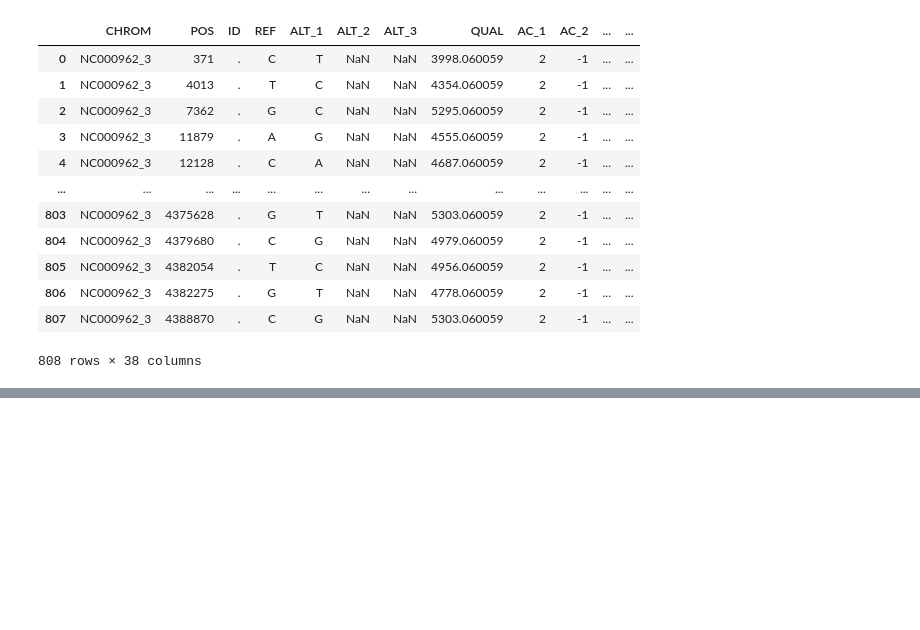
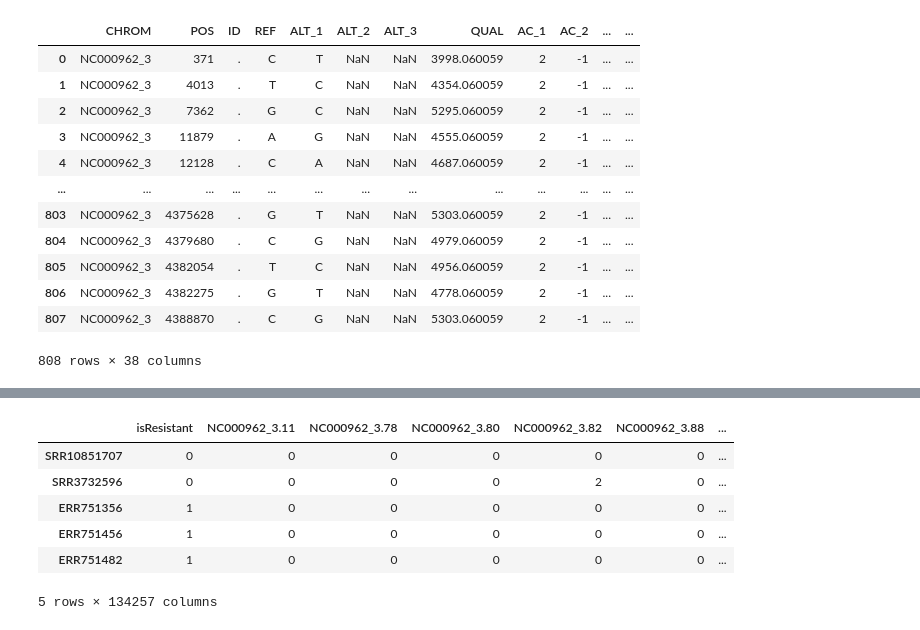
Before and after one commit to abhi18av/drug-resistance-prediction-cambiohack, a Jupyter notebook: _scratch/scratch.ipynb, the cells around one changed output, grey strips where cells are left out. Saved outputs shown, nothing was run; the diff lists cells and outputs as text; code cells hidden in the pictures; blank space fills up the shorter version.

```diff
--- a/_scratch/scratch.ipynb
+++ b/_scratch/scratch.ipynb
@@ -61,0 +63,5 @@ synced_tbprofiler_df[['drtype']]
+# %%
+resistance_status_df = synced_tbprofiler_df[['drtype']]
+resistance_status_df['isResistant'] = resistance_status_df.apply(lambda row: 0 if (row.drtype == 'Sensitive') else 1, axis = 1)
+resistance_status_df = resistance_status_df.drop(['drtype'], axis=1)
+resistance_status_df.head()
@@ -222,0 +252,13 @@ snps_df.transpose()
+# %%
+# snps_df.join(resistance_status_df)
+final_df = resistance_status_df.join(snps_df)
+final_df.head()
+# snps_df.index.to_list()
+# %% [output]
+|  | isResistant | NC000962_3.11 | NC000962_3.78 | NC000962_3.80 | NC000962_3.82 | NC000962_3.88 | ... |
+| SRR10851707 | 0 | 0 | 0 | 0 | 0 | 0 | ... |
+| SRR3732596 | 0 | 0 | 0 | 0 | 2 | 0 | ... |
+| ERR751356 | 1 | 0 | 0 | 0 | 0 | 0 | ... |
+| ERR751456 | 1 | 0 | 0 | 0 | 0 | 0 | ... |
+| ERR751482 | 1 | 0 | 0 | 0 | 0 | 0 | ... |
+5 rows × 134257 columns
```
Also changed, not shown: parts of 8 cells of this notebook.
